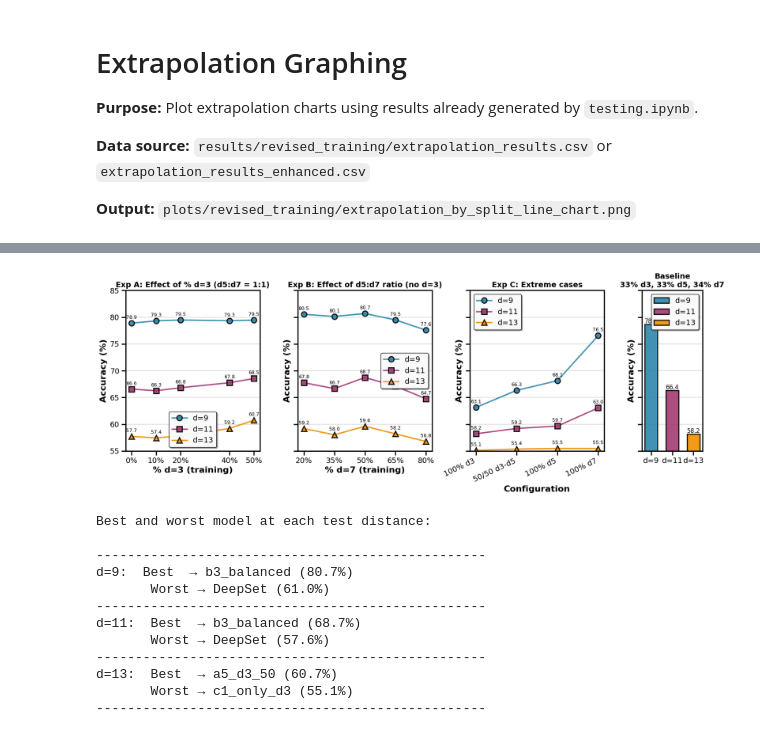
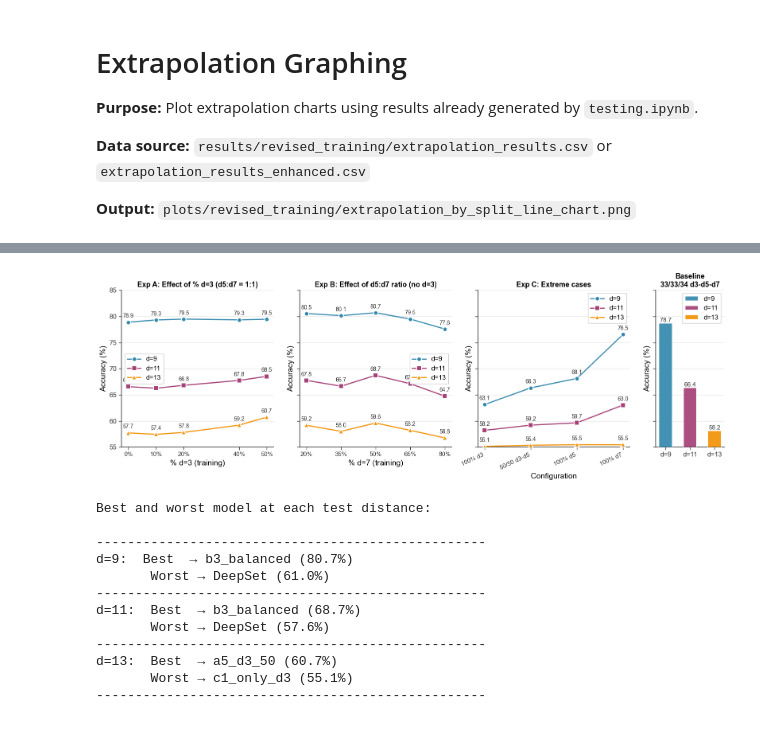
Before and after one commit to billxby/quantum-error-correction, a Jupyter notebook: code/gSAGE/extrapolation/graphing.ipynb, the cells around one changed output, grey strips where cells are left out. Drawn from its saved outputs; the diff is of its cells as text; code cells hidden in the pictures.

```diff
--- a/code/gSAGE/extrapolation/graphing.ipynb
+++ b/code/gSAGE/extrapolation/graphing.ipynb
@@ -102,13 +102,23 @@ SPLIT_LABELS = {
     'c4_no_d7': '50/50 d3-d5',
 }
 
-colors_dist = ['#2E86AB', '#A23B72', '#F18F01']  # d=9, d=11, d=13 (high contrast)
+# Slide-matched palette: muted, professional
+colors_dist = ['#2E86AB', '#A23B72', '#F18F01']  # d=9, d=11, d=13
 markers = ['o', 's', '^']
 
+# Use a clean white style
+plt.rcParams.update({
+    'font.family': 'sans-serif',
+    'font.sans-serif': ['Arial', 'Helvetica', 'DejaVu Sans'],
+    'axes.facecolor': 'white',
+    'figure.facecolor': 'white',
+    'savefig.facecolor': 'white',
+})
+
 # 4 panels: 3 experiments + baseline on the right (narrower)
-fig, axes = plt.subplots(1, 4, figsize=(16, 6), sharey=True,
+fig, axes = plt.subplots(1, 4, figsize=(16, 5.5), sharey=True,
                          gridspec_kw={'width_ratios': [1, 1, 1, 0.45]})
-fig.subplots_adjust(wspace=0.4)
+fig.subplots_adjust(wspace=0.35)
 
 def plot_exp(ax, exp_data, xlabel, title, is_categorical=False, hide_x_axis=False):
     """Plot exp: x_vals on x-axis, 3 lines (d=9, d=11, d=13) connecting accuracies across models."""
@@ -129,39 +139,38 @@ def plot_exp(ax, exp_data, xlabel, title, is_categorical=False, hide_x_axis=Fals
         for i, d in enumerate(TEST_DISTANCES):
             accs_by_d[d].append(accs[i])
 
-    # Plot 3 lines: one per test distance, connecting accuracies across models
     for i, d in enumerate(TEST_DISTANCES):
-        ax.plot(x_vals, accs_by_d[d], f'-{markers[i]}', color=colors_dist[i], linewidth=2.5,
-                markersize=10, markeredgecolor='black', markeredgewidth=2,
-                label=f'd={d}', alpha=0.9)
-        # Label each point with accuracy value
+        ax.plot(x_vals, accs_by_d[d], f'-{markers[i]}', color=colors_dist[i], linewidth=2,
+                markersize=8, markeredgecolor='white', markeredgewidth=1.5,
+                label=f'd={d}', alpha=0.95, zorder=3)
         for x, y in zip(x_vals, accs_by_d[d]):
             ax.annotate(f'{y:.1f}', (x, y), textcoords='offset points', xytext=(0, 8),
-                       ha='center', fontsize=9)
+                       ha='center', fontsize=10, color='#333333')
 
-    ax.set_xlabel(xlabel, fontsize=16, fontweight='bold')
-    ax.set_ylabel('Accuracy (%)', fontsize=16, fontweight='bold')
-    ax.set_title(title, fontsize=14, fontweight='bold')
-    ax.tick_params(axis='y', labelsize=14, width=2, length=8)
-    ax.tick_params(axis='x', labelsize=14, width=2, length=8)
+    ax.set_xlabel(xlabel, fontsize=14)
+    ax.set_ylabel('Accuracy (%)', fontsize=14)
+    ax.set_title(title, fontsize=13, fontweight='bold')
+    ax.tick_params(axis='both', labelsize=12, width=1, length=5, colors='#333333')
     if hide_x_axis:
         ax.set_xticks(x_vals)
         ax.set_xticklabels([])
         ax.set_xlabel('')
     elif is_categorical:
         ax.set_xticks(x_vals)
-        ax.set_xticklabels(labels, rotation=25, ha='right')
+        ax.set_xticklabels(labels, rotation=25, ha='right', fontsize=11)
     else:
         ax.set_xticks(x_vals)
-        ax.set_xticklabels([f'{v}%' for v in x_vals])
+        ax.set_xticklabels([f'{v}%' for v in x_vals], fontsize=11)
     ax.set_ylim(55, 85)
-    ax.legend(loc='best', fontsize=14, frameon=True, shadow=True, fancybox=True,
-              framealpha=0.95, edgecolor='black', facecolor='white')
-    ax.grid(True, alpha=0.4, linestyle='-', linewidth=1.5, axis='y')
+    ax.legend(loc='best', fontsize=12, frameon=True, fancybox=False,
+              framealpha=1.0, edgecolor='#cccccc', facecolor='white')
+    ax.grid(True, alpha=0.3, linestyle='-', linewidth=0.8, axis='y', color='#999999')
     ax.set_axisbelow(True)
-    for spine in ax.spines.values():
-        spine.set_linewidth(2)
-        spine.set_edgecolor('black')
+    for spine in ['top', 'right']:
+        ax.spines[spine].set_visible(False)
+    for spine in ['bottom', 'left']:
+        ax.spines[spine].set_linewidth(1.2)
+        ax.spines[spine].set_edgecolor('#333333')
 
 # --- Experiment A: x = % d3 ---
 plot_exp(axes[0], exp_a, '% d=3 (training)', 'Exp A: Effect of % d=3 (d5:d7 = 1:1)')
@@ -179,26 +188,27 @@ if baseline_split in acc_by_split:
     accs = [acc_by_split[baseline_split].get(d, np.nan) for d in TEST_DISTANCES]
     if not np.any(np.isnan(accs)):
         x_bars = np.arange(len(TEST_DISTANCES))
-        width = 0.6
+        width = 0.55
         for i, d in enumerate(TEST_DISTANCES):
             ax_baseline.bar(x_bars[i], accs[i], width, color=colors_dist[i], alpha=0.9,
-                           label=f'd={d}', edgecolor='black', linewidth=2)
+                           label=f'd={d}', edgecolor='white', linewidth=1.5, zorder=3)
             ax_baseline.annotate(f'{accs[i]:.1f}', (x_bars[i], accs[i]),
-                                ha='center', va='bottom', fontsize=11)
+                                ha='center', va='bottom', fontsize=11, color='#333333')
         ax_baseline.set_xticks(x_bars)
-        ax_baseline.set_xticklabels([f'd={d}' for d in TEST_DISTANCES])
-        ax_baseline.set_ylabel('Accuracy (%)', fontsize=16, fontweight='bold')
-        ax_baseline.set_title('Baseline\n33% d3, 33% d5, 34% d7', fontsize=14, fontweight='bold')
-        ax_baseline.set_ylim(55, 85)  # matches zoom of Exp A/B/C
-        ax_baseline.tick_params(axis='y', labelsize=14, width=2, length=8)
-        ax_baseline.tick_params(axis='x', labelsize=14, width=2, length=8)
-        ax_baseline.legend(loc='upper right', fontsize=14, frameon=True, shadow=True, fancybox=True,
-                          framealpha=0.95, edgecolor='black', facecolor='white')
-        ax_baseline.grid(True, alpha=0.4, linestyle='-', linewidth=1.5, axis='y')
+        ax_baseline.set_xticklabels([f'd={d}' for d in TEST_DISTANCES], fontsize=11)
+        ax_baseline.set_ylabel('Accuracy (%)', fontsize=14)
+        ax_baseline.set_title('Baseline\n33/33/34 d3-d5-d7', fontsize=13, fontweight='bold')
+        ax_baseline.set_ylim(55, 85)
+        ax_baseline.tick_params(axis='both', labelsize=12, width=1, length=5, colors='#333333')
+        ax_baseline.legend(loc='upper right', fontsize=12, frameon=True, fancybox=False,
+                          framealpha=1.0, edgecolor='#cccccc', facecolor='white')
+        ax_baseline.grid(True, alpha=0.3, linestyle='-', linewidth=0.8, axis='y', color='#999999')
         ax_baseline.set_axisbelow(True)
-        for spine in ax_baseline.spines.values():
-            spine.set_linewidth(2)
-            spine.set_edgecolor('black')
+        for spine in ['top', 'right']:
+            ax_baseline.spines[spine].set_visible(False)
+        for spine in ['bottom', 'left']:
+            ax_baseline.spines[spine].set_linewidth(1.2)
+            ax_baseline.spines[spine].set_edgecolor('#333333')
 
 plt.tight_layout()
 plot_path = PLOTS_DIR / "extrapolation_by_split_line_chart.png"
@@ -213,4 +223,4 @@ Plot saved to: /Users/billxu/quantum-error-correction/code/gSAGE/extrapolation/p
-[figure, old version]
+[figure, new version]
 # %%
 # Best and worst model per distance (based on average accuracy)
 best_per_d, worst_per_d = {}, {}
```
Also changed, not shown: parts of 3 cells of this notebook, 7 other files.
